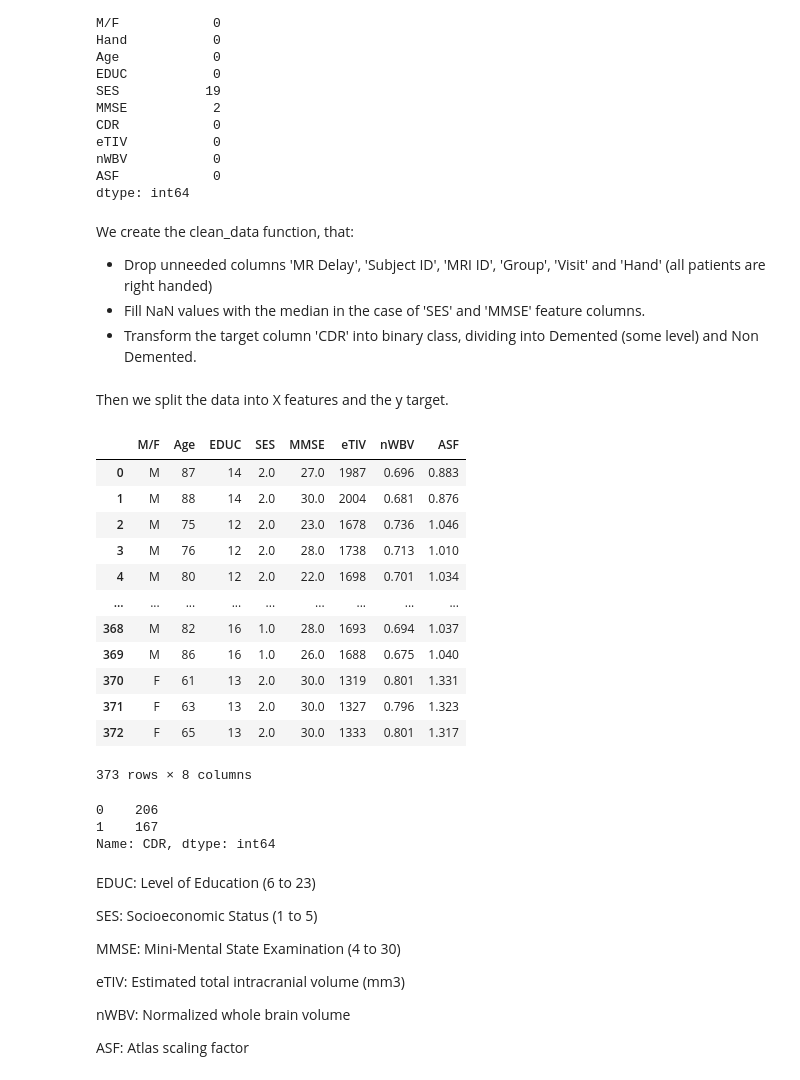
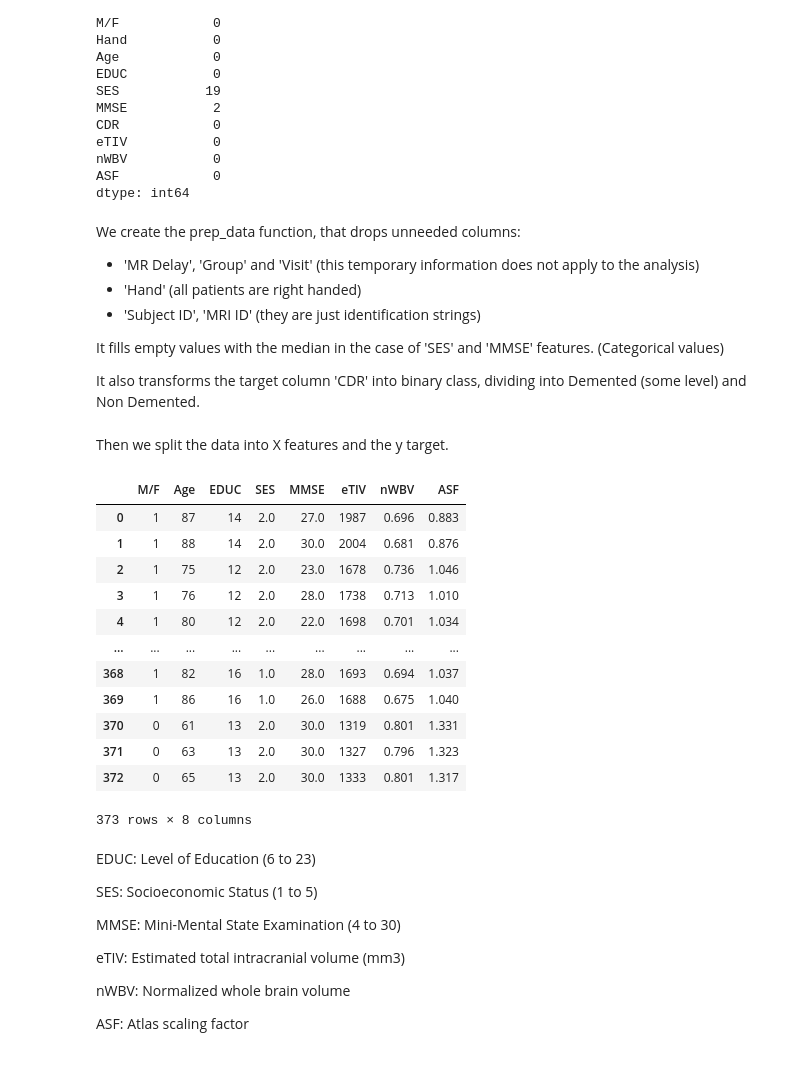
Before and after one commit to mkvph0ch/memobrain, a Jupyter notebook: notebooks/OAS2_prep.ipynb, the cells around one changed output. Cells and saved outputs as stored; diff of their text form; code cells hidden in the pictures.

Commit message:
Oasis2 cleaned and preprocessed

```diff
--- a/notebooks/OAS2_prep.ipynb
+++ b/notebooks/OAS2_prep.ipynb
@@ -41,44 +41,42 @@ nWBV           0
 ASF            0
 dtype: int64
 # %% [markdown]
-We create the clean_data function, that:
+We create the prep_data function, that drops unneeded columns:
+- 'MR Delay', 'Group' and 'Visit' (this temporary information does not apply to the analysis)
+- 'Hand' (all patients are right handed)
+- 'Subject ID', 'MRI ID' (they are just identification strings)
 
-- Drop unneeded columns 'MR Delay', 'Subject ID', 'MRI ID', 'Group', 'Visit' and 'Hand' (all patients are right handed)
-- Fill NaN values with the median in the case of 'SES' and 'MMSE' feature columns.
-- Transform the target column 'CDR' into binary class, dividing into Demented (some level) and Non Demented.
+It fills empty values with the median in the case of 'SES' and 'MMSE' features. (Categorical values)
+
+It also transforms the target column 'CDR' into binary class, dividing into Demented (some level) and Non Demented.
 # %%
-def clean_data(data):
+def prep_data(data):
     data=data.drop(columns=['MR Delay', 'Subject ID', 'MRI ID', 'Group', 'Visit', 'Hand'])
     data['SES'].fillna(value=int(data.SES.median()), inplace=True)
     data['MMSE'].fillna(value=int(data.MMSE.median()), inplace=True)
     data["CDR"]=data["CDR"].apply(lambda x: 1 if x>0 else 0)
+    data["M/F"]=data["M/F"].apply(lambda x: 1 if x=='M' else 0)
     return data
 # %% [markdown]
 Then we split the data into X features and the y target.
 # %%
-X=clean_data(data).drop(columns=['CDR'])
-y=clean_data(data)['CDR']
+X=prep_data(data).drop(columns=['CDR'])
+y=prep_data(data)['CDR']
 X
 # %% [output]
 |  | M/F | Age | EDUC | SES | MMSE | eTIV | nWBV | ASF |
-| 0 | M | 87 | 14 | 2.0 | 27.0 | 1987 | 0.696 | 0.883 |
-| 1 | M | 88 | 14 | 2.0 | 30.0 | 2004 | 0.681 | 0.876 |
-| 2 | M | 75 | 12 | 2.0 | 23.0 | 1678 | 0.736 | 1.046 |
-| 3 | M | 76 | 12 | 2.0 | 28.0 | 1738 | 0.713 | 1.010 |
-| 4 | M | 80 | 12 | 2.0 | 22.0 | 1698 | 0.701 | 1.034 |
+| 0 | 1 | 87 | 14 | 2.0 | 27.0 | 1987 | 0.696 | 0.883 |
+| 1 | 1 | 88 | 14 | 2.0 | 30.0 | 2004 | 0.681 | 0.876 |
+| 2 | 1 | 75 | 12 | 2.0 | 23.0 | 1678 | 0.736 | 1.046 |
+| 3 | 1 | 76 | 12 | 2.0 | 28.0 | 1738 | 0.713 | 1.010 |
+| 4 | 1 | 80 | 12 | 2.0 | 22.0 | 1698 | 0.701 | 1.034 |
 | ... | ... | ... | ... | ... | ... | ... | ... | ... |
-| 368 | M | 82 | 16 | 1.0 | 28.0 | 1693 | 0.694 | 1.037 |
-| 369 | M | 86 | 16 | 1.0 | 26.0 | 1688 | 0.675 | 1.040 |
-| 370 | F | 61 | 13 | 2.0 | 30.0 | 1319 | 0.801 | 1.331 |
-| 371 | F | 63 | 13 | 2.0 | 30.0 | 1327 | 0.796 | 1.323 |
-| 372 | F | 65 | 13 | 2.0 | 30.0 | 1333 | 0.801 | 1.317 |
+| 368 | 1 | 82 | 16 | 1.0 | 28.0 | 1693 | 0.694 | 1.037 |
+| 369 | 1 | 86 | 16 | 1.0 | 26.0 | 1688 | 0.675 | 1.040 |
+| 370 | 0 | 61 | 13 | 2.0 | 30.0 | 1319 | 0.801 | 1.331 |
+| 371 | 0 | 63 | 13 | 2.0 | 30.0 | 1327 | 0.796 | 1.323 |
+| 372 | 0 | 65 | 13 | 2.0 | 30.0 | 1333 | 0.801 | 1.317 |
 373 rows × 8 columns
-# %%
-y.value_counts()
-# %% [output]
-0    206
-1    167
-Name: CDR, dtype: int64
 # %% [markdown]
 EDUC: Level of Education (6 to 23)
 
```
Also changed, not shown: parts of 56 cells of this notebook.
